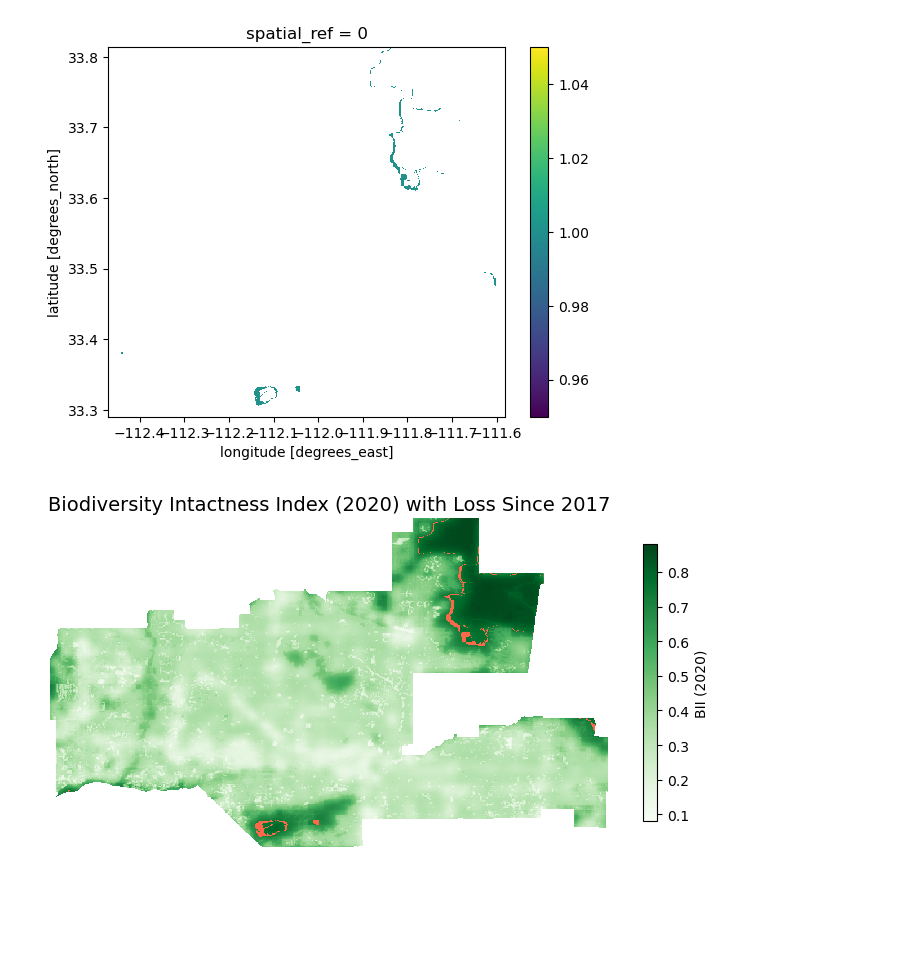
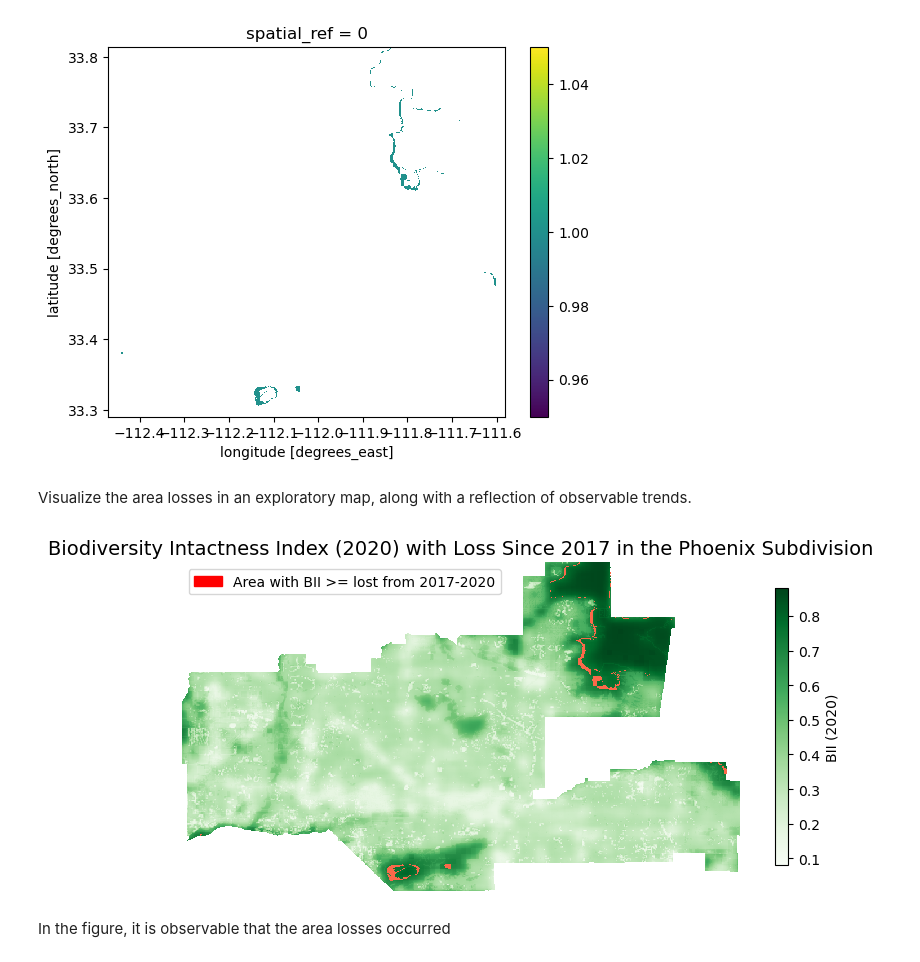
Before and after one commit to vedikaS-byte/biodiversity-analysis, a Jupyter notebook: biodiversty-analysis.ipynb, the cells around one changed output. Saved outputs shown, nothing was run; the diff lists cells and outputs as text; code cells hidden in the pictures; blank space fills up the shorter version.

```diff
--- a/biodiversty-analysis.ipynb
+++ b/biodiversty-analysis.ipynb
@@ -266,29 +265,40 @@ loss_numeric.plot()
 # %% [output]
 <matplotlib.collections.QuadMesh at 0x...>
 [figure]
+# %% [markdown]
+Visualize the area losses in an exploratory map, along with a reflection of observable trends.
 # %%
+# Define figure and axis
 fig, ax = plt.subplots(figsize=(9,9))
 
+# Plot clipped bii_2020
 bii_2020_clip.plot(
     ax=ax,
     cmap="Greens",
     add_colorbar=True,
-    cbar_kwargs = {"shrink":.4, "label": "BII (2020)"}
+    cbar_kwargs = {"shrink":.4, "label": "BII (2020)"} # Shrink and lable color bar
 )
 
-
+# Plot numerized area loss (NaN not included)
 loss_numeric.plot(
     ax=ax,
     cmap= "Reds",
     add_colorbar=False
 )
 
+# Define patch for legend
+loss_patch = mpatches.Patch(color = "red", label = "Area with BII >= lost from 2017-2020")
+ax.legend(handles = [loss_patch], loc = "upper left")
+
 # Establish Phoenix boundary for reference
 phoenix.boundary.plot(ax=ax, edgecolor="black", linewidth=1.5)
 
+#Establish title
 ax.set_title("Biodiversity Intactness Index (2020) with Loss Since 2017 in the Phoenix Subdivision", fontsize=14)
 ax.set_axis_off()
 
 plt.show()
 # %% [output]
-[figure, old version]
+[figure, new version]
+# %% [markdown]
+In the figure, it is observable that the area losses occurred
```
Also changed, not shown: parts of 3 cells of this notebook, 1 other file.
